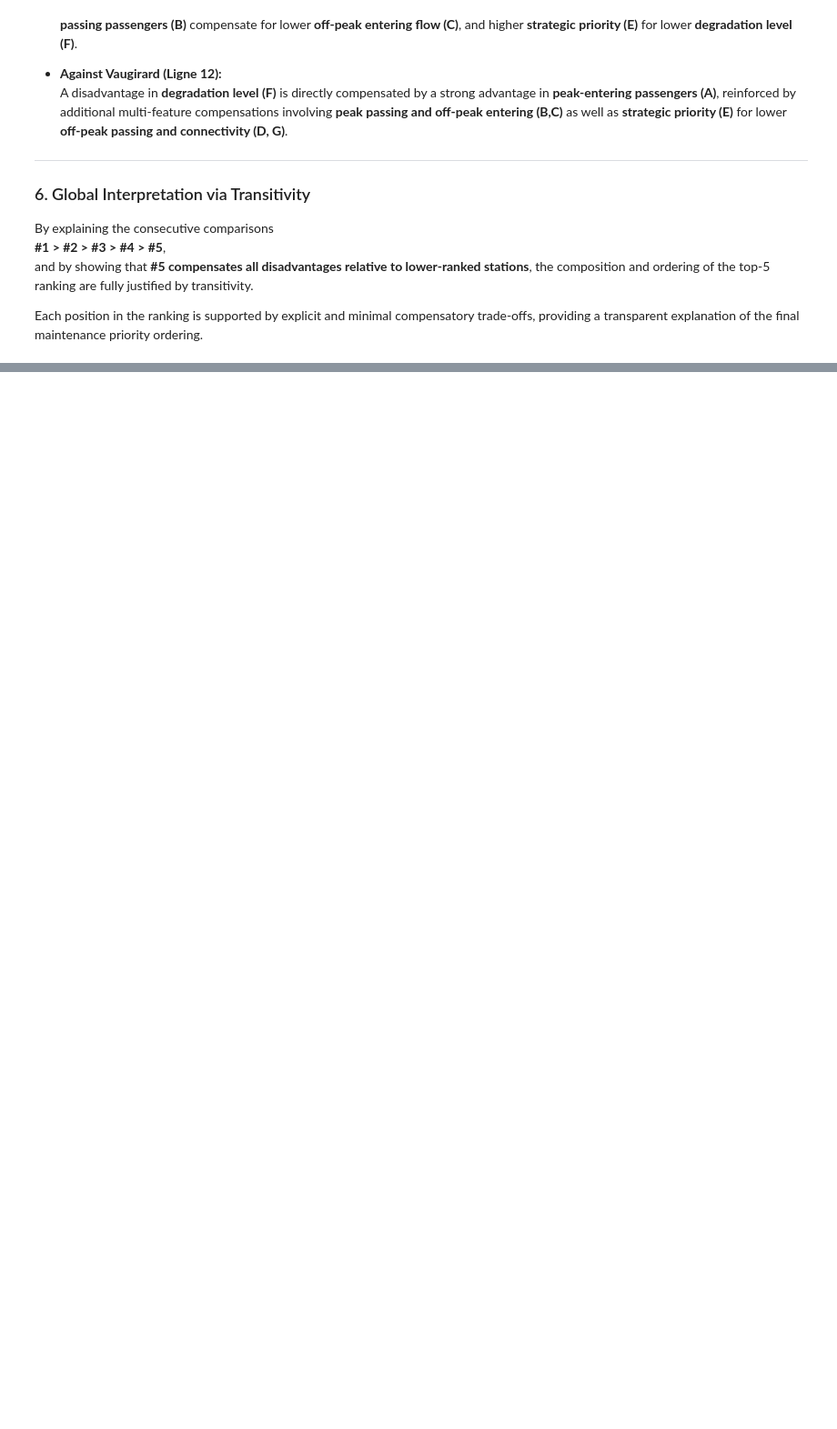
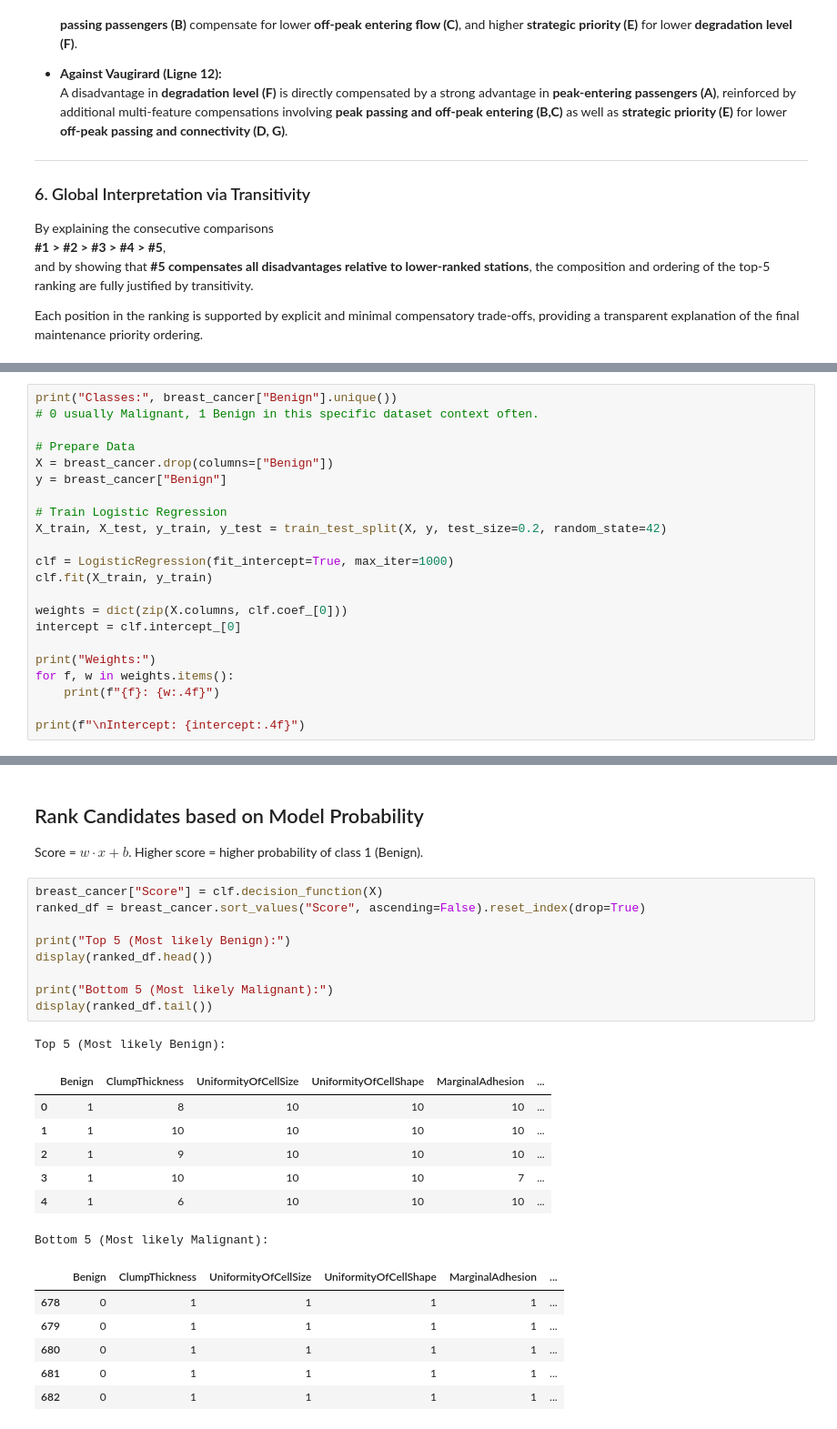
Before and after one commit to britofelipe/projet-sdp, a Jupyter notebook: main.ipynb, the cells around one changed output, grey strips where cells are left out. Shown at 91% size. Saved outputs shown, nothing was run; the diff lists cells and outputs as text; blank space fills up the shorter version.

```diff
--- a/main.ipynb
+++ b/main.ipynb
@@ -1943,0 +1978,22 @@ Each position in the ranking is supported by explicit and minimal compensatory t
+# %%
+print("Classes:", breast_cancer["Benign"].unique())
+# 0 usually Malignant, 1 Benign in this specific dataset context often.
+
+# Prepare Data
+X = breast_cancer.drop(columns=["Benign"])
+y = breast_cancer["Benign"]
+
+# Train Logistic Regression
+X_train, X_test, y_train, y_test = train_test_split(X, y, test_size=0.2, random_state=42)
+
+clf = LogisticRegression(fit_intercept=True, max_iter=1000)
+clf.fit(X_train, y_train)
+
+weights = dict(zip(X.columns, clf.coef_[0]))
+intercept = clf.intercept_[0]
+
+print("Weights:")
+for f, w in weights.items():
+    print(f"{f}: {w:.4f}")
+
+print(f"\nIntercept: {intercept:.4f}")
@@ -1943,0 +2014,28 @@ Each position in the ranking is supported by explicit and minimal compensatory t
+# %% [markdown]
+## Rank Candidates based on Model Probability
+
+Score = $w \cdot x + b$. Higher score = higher probability of class 1 (Benign).
+# %%
+breast_cancer["Score"] = clf.decision_function(X)
+ranked_df = breast_cancer.sort_values("Score", ascending=False).reset_index(drop=True)
+
+print("Top 5 (Most likely Benign):")
+display(ranked_df.head())
+
+print("Bottom 5 (Most likely Malignant):")
+display(ranked_df.tail())
+# %% [output]
+Top 5 (Most likely Benign):
+|  | Benign | ClumpThickness | UniformityOfCellSize | UniformityOfCellShape | MarginalAdhesion | ... |
+| 0 | 1 | 8 | 10 | 10 | 10 | ... |
+| 1 | 1 | 10 | 10 | 10 | 10 | ... |
+| 2 | 1 | 9 | 10 | 10 | 10 | ... |
+| 3 | 1 | 10 | 10 | 10 | 7 | ... |
+| 4 | 1 | 6 | 10 | 10 | 10 | ... |
+Bottom 5 (Most likely Malignant):
+|  | Benign | ClumpThickness | UniformityOfCellSize | UniformityOfCellShape | MarginalAdhesion | ... |
+| 678 | 0 | 1 | 1 | 1 | 1 | ... |
+| 679 | 0 | 1 | 1 | 1 | 1 | ... |
+| 680 | 0 | 1 | 1 | 1 | 1 | ... |
+| 681 | 0 | 1 | 1 | 1 | 1 | ... |
+| 682 | 0 | 1 | 1 | 1 | 1 | ... |
```
Also changed, not shown: parts of 14 cells of this notebook.
